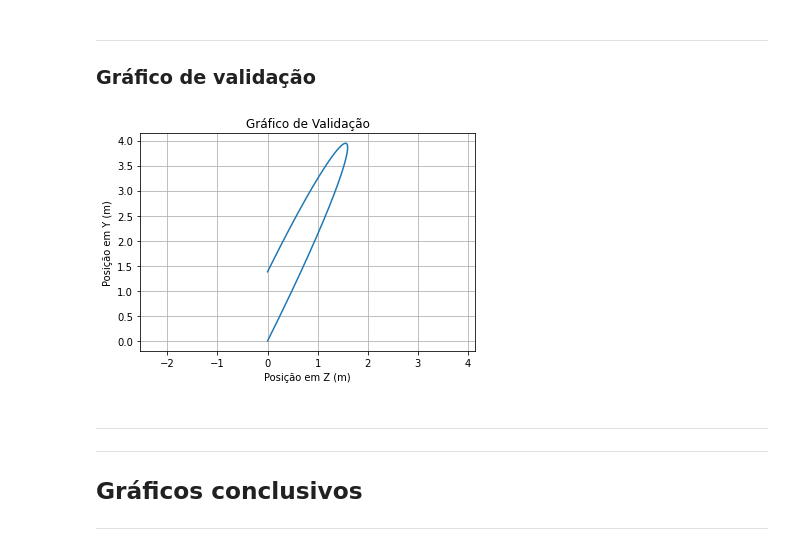
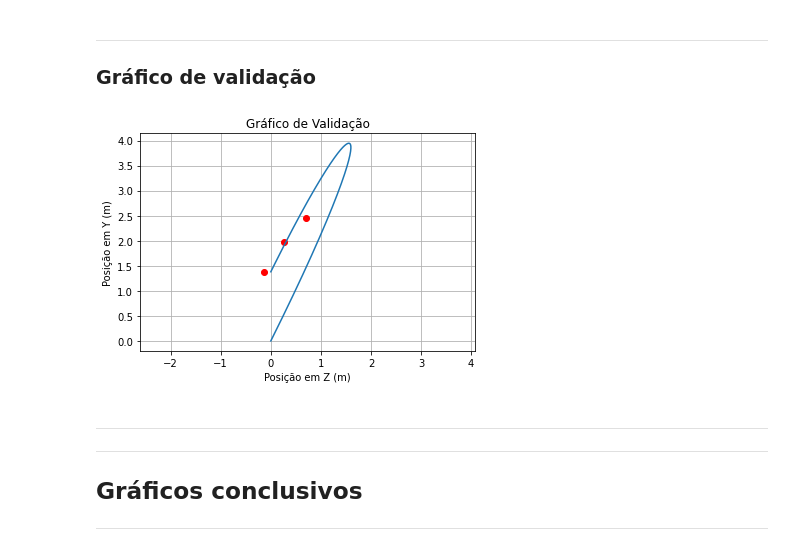
Before and after one commit to devfernandoa/Projeto-3-Modsim, a Jupyter notebook: Notebook.ipynb, the cells around one changed output. Drawn from its saved outputs; the diff is of its cells as text; code cells hidden in the pictures.

```diff
--- a/Notebook.ipynb
+++ b/Notebook.ipynb
@@ -288,16 +288,20 @@ Tempo para a bola entrar no gol:
 ---
 ### Gráfico de validação
 # %%
+# Plotando pontos da validação
+pontos_x = [0.697, 0.261, -0.13]
+pontos_y = [2.444, 1.972, 1.378]
+plt.plot(pontos_x, pontos_y, 'ro')
 # Plotando o gráfico de validação
 plt.plot(z_odeint, y_odeint)
 plt.title("Gráfico de Validação")
 plt.xlabel("Posição em Z (m)")
 plt.ylabel("Posição em Y (m)")
 plt.axis('equal')
 plt.grid(True)
 plt.show()
 # %% [output]
-[figure, old version]
+[figure, new version]
 # %% [markdown]
 ---
 ---
```
